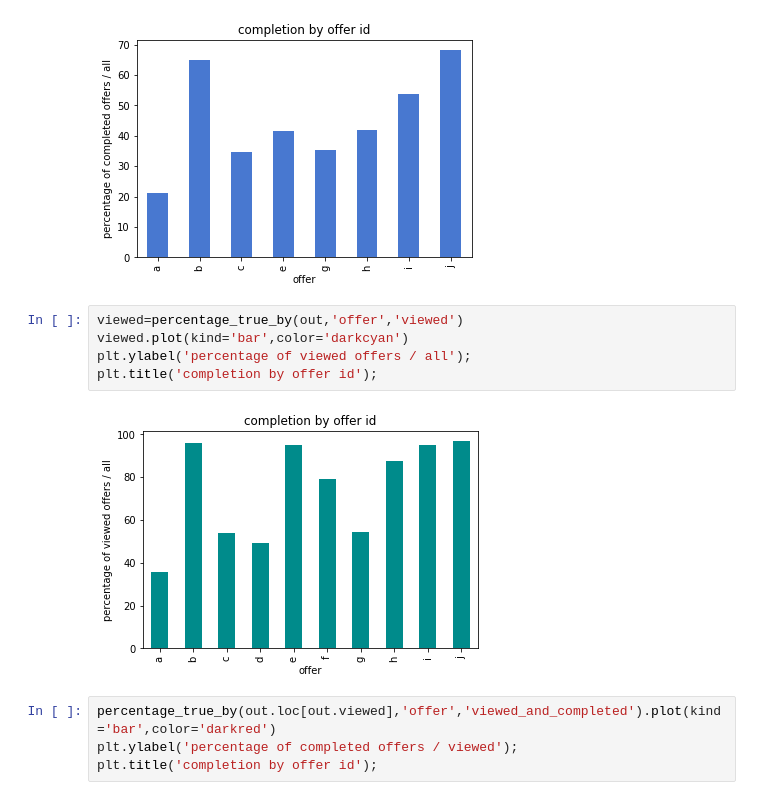
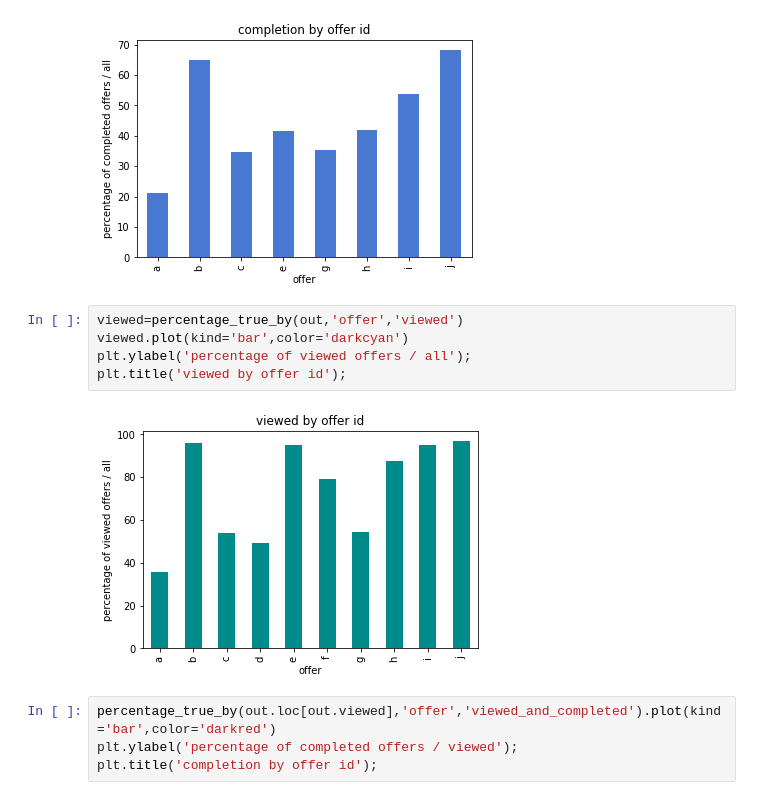
Before and after one commit to marco-bellini/Starbucks_capstone, a Jupyter notebook: 01_FE_EDA_offers.ipynb, the cells around one changed output. Cells and saved outputs as stored; diff of their text form.

```diff
--- a/01_FE_EDA_offers.ipynb
+++ b/01_FE_EDA_offers.ipynb
@@ -222,10 +222,10 @@ plt.title('completion by offer id');
 # %%
 viewed=percentage_true_by(out,'offer','viewed')
 viewed.plot(kind='bar',color='darkcyan')
 plt.ylabel('percentage of viewed offers / all');
-plt.title('completion by offer id');
+plt.title('viewed by offer id');
 # %% [output]
-[figure, old version]
+[figure, new version]
 # %%
 percentage_true_by(out.loc[out.viewed],'offer','viewed_and_completed').plot(kind='bar',color='darkred')
 plt.ylabel('percentage of completed offers / viewed');
```
Also changed, not shown: parts of 8 cells of this notebook, 1 other file.
